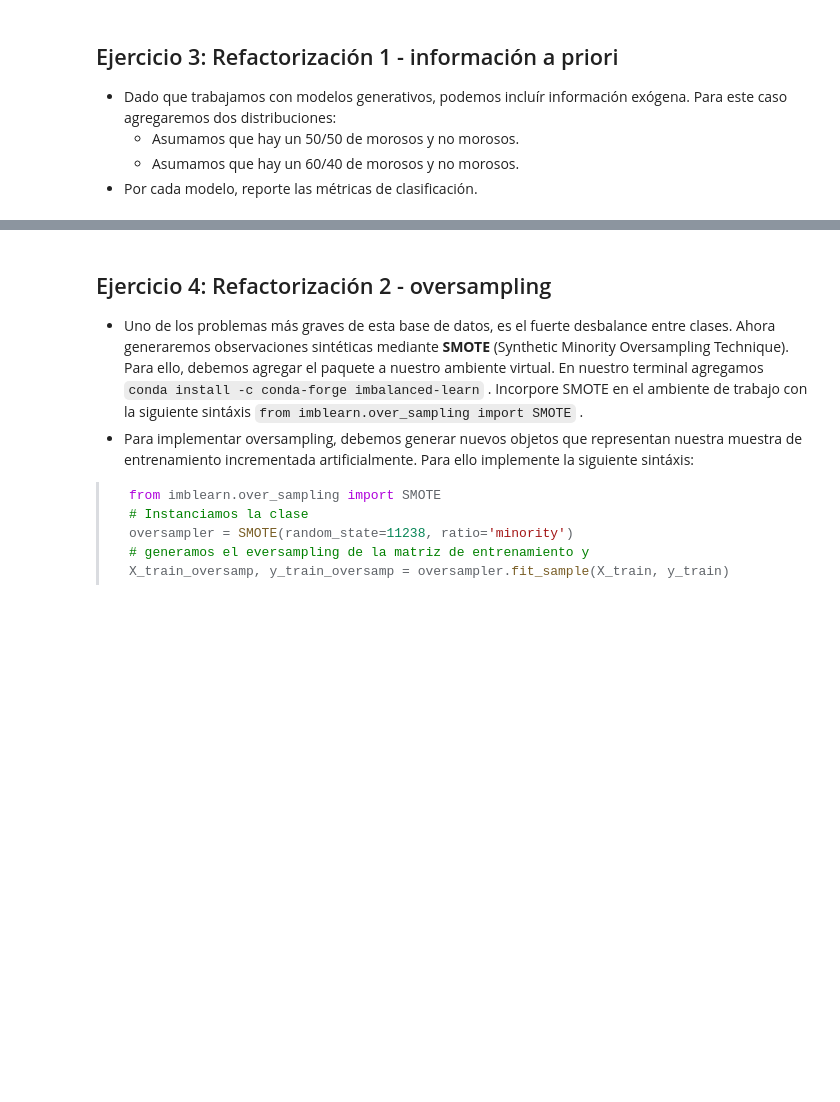
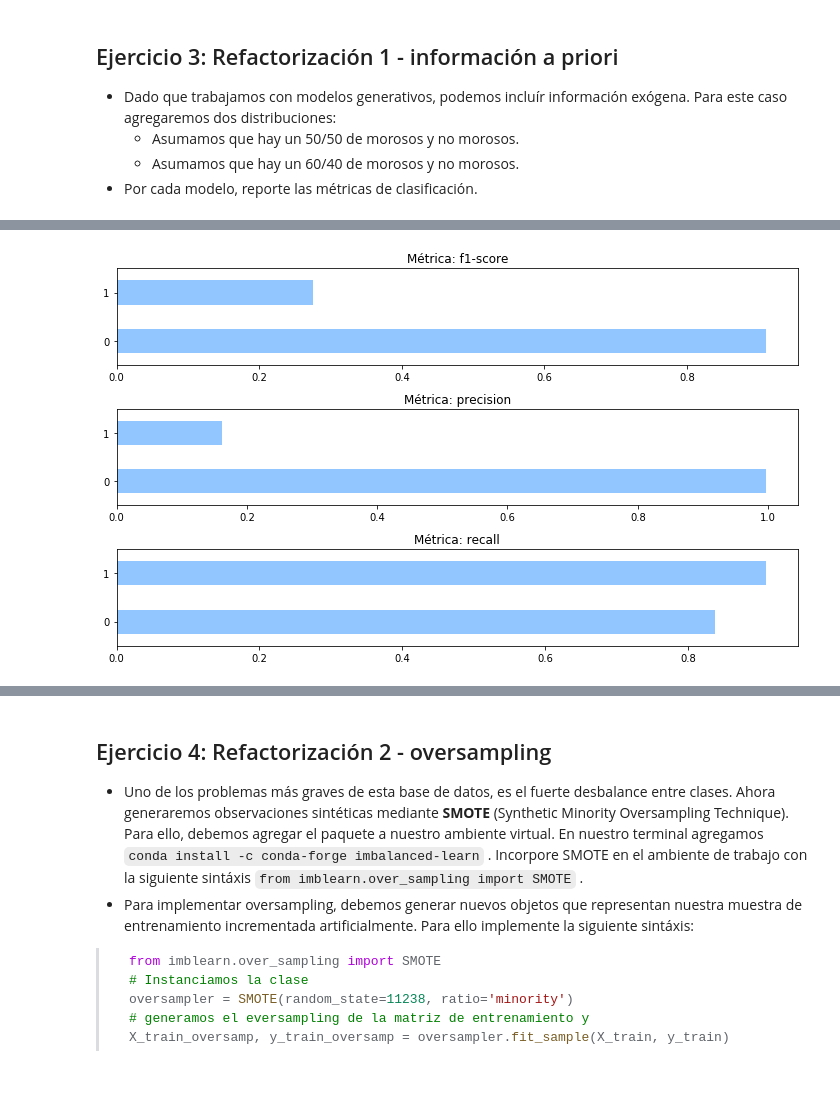
Before and after one commit to ridexmoler/modulo-machine-learning, a Jupyter notebook: semana2/sesion4/Pablo-Rocco-ACT004/notebook.ipynb, the cells around one changed output, grey strips where cells are left out. Saved outputs shown, nothing was run; the diff lists cells and outputs as text; code cells hidden in the pictures; blank space fills up the shorter version.

```diff
--- a/semana2/sesion4/Pablo-Rocco-ACT004/notebook.ipynb
+++ b/semana2/sesion4/Pablo-Rocco-ACT004/notebook.ipynb
@@ -171,0 +208,4 @@ array([0.5, 0.5])
+# %%
+afx.plot_class_report(y_test, yhat_50_50, [0,1])
+# %% [output]
+[figure, added]
```
Also changed, not shown: parts of 33 cells of this notebook, 1 other file.
